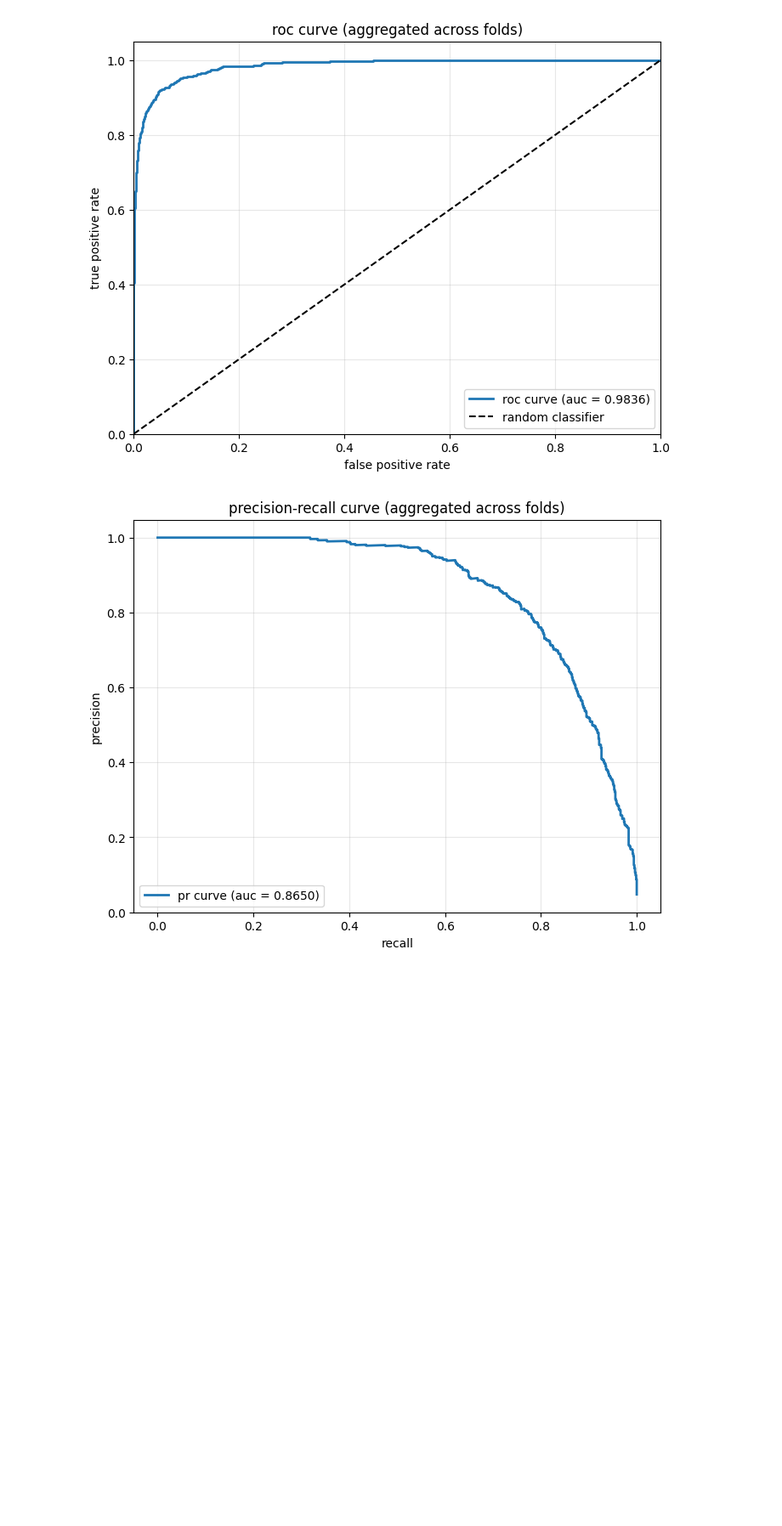
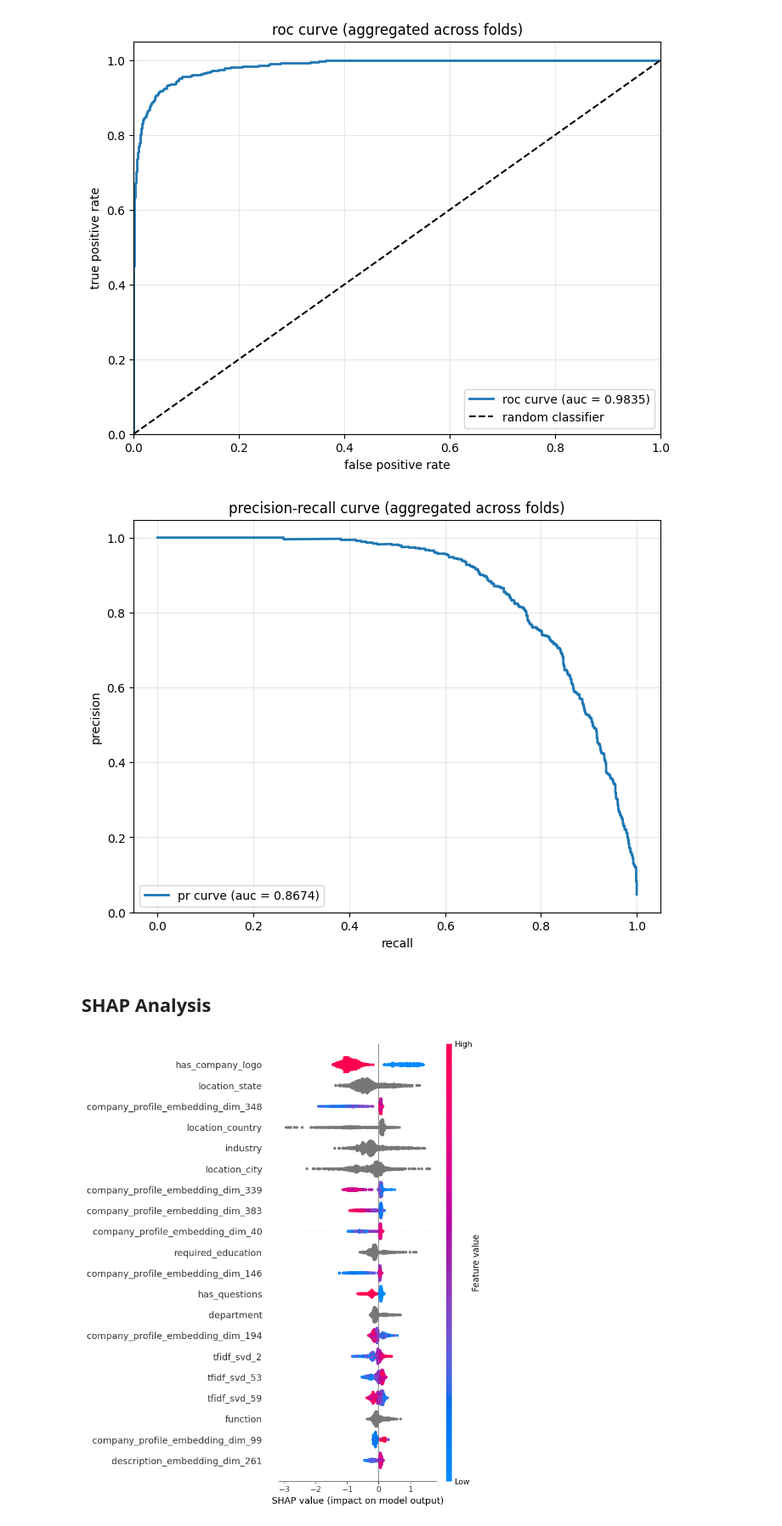
Before and after one commit to aldensiol/FraudJob, a Jupyter notebook: notebooks/4_best_model_evaluation.ipynb, the cells around one changed output. Shown: that part at 85% size. Saved outputs shown, nothing was run; the diff lists cells and outputs as text; code cells hidden in the pictures; blank space fills up the shorter version.

Commit message:
add shap analysis

````diff
--- a/notebooks/4_best_model_evaluation.ipynb
+++ b/notebooks/4_best_model_evaluation.ipynb
@@ -836,6 +839,18 @@ colsample_bytree: 0.678889408343798
 reg_alpha: 0.04514658393478319
 reg_lambda: 0.240014567771041
 ```
+# %%
+best_params_final = {
+    'max_depth': 5,
+    'learning_rate': 0.07979333806082489,
+    'n_estimators': 200,
+    'min_child_weight': 1,
+    'gamma': 0.2604518181531908,
+    'subsample': 0.713264375212042,
+    'colsample_bytree': 0.678889408343798,
+    'reg_alpha': 0.04514658393478319,
+    'reg_lambda': 0.240014567771041,
+}
 # %%
 # train final model with k-fold cv on raw data using best hyperparameters
 print("\n" + "="*60)
@@ -845,7 +860,7 @@ print("="*60)
 X = raw_data.drop(columns=[target_col])
 y = raw_data[target_col]
 
-skf = StratifiedKFold(n_splits=2, shuffle=True, random_state=RANDOM_STATE)
+skf = StratifiedKFold(n_splits=5, shuffle=True, random_state=RANDOM_STATE)
 
 fold_results = []
 all_y_true = []
@@ -1103,4 +1118,6 @@ plt.legend(loc="lower left")
 plt.grid(alpha=0.3)
 plt.show()
 # %% [output]
-[figure, old version]
+[figure, new version]
+# %% [markdown]
+## SHAP Analysis
@@ -1106,0 +1198,13 @@ plt.show()
+# %%
+import shap
+
+explainer = shap.TreeExplainer(final_xgb_model)
+shap_values = explainer.shap_values(X_test_categorical)
+
+N_SAMPLES = 1500
+X_plot = X_test_categorical.head(N_SAMPLES)
+shap_plot = shap_values[:N_SAMPLES, :]
+
+shap.summary_plot(shap_plot, X_plot)
+# %% [output]
+[figure, added]
````
Also changed, not shown: parts of 9 cells of this notebook.
